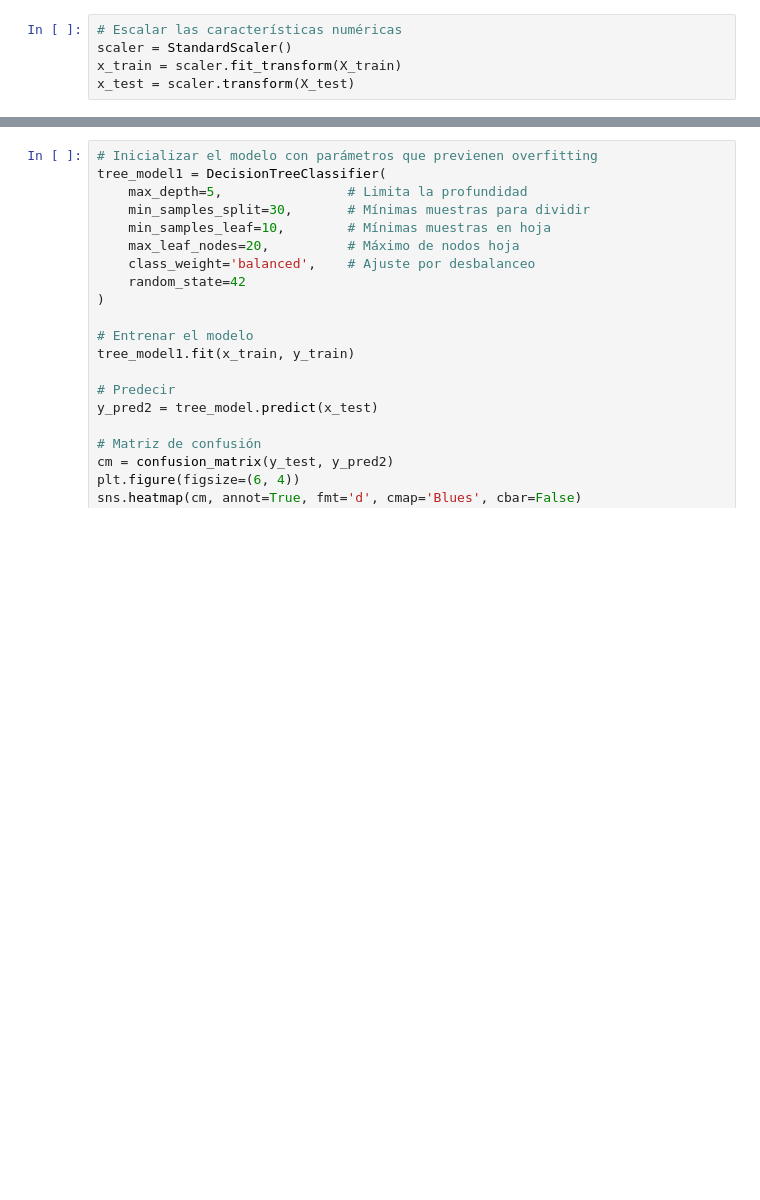
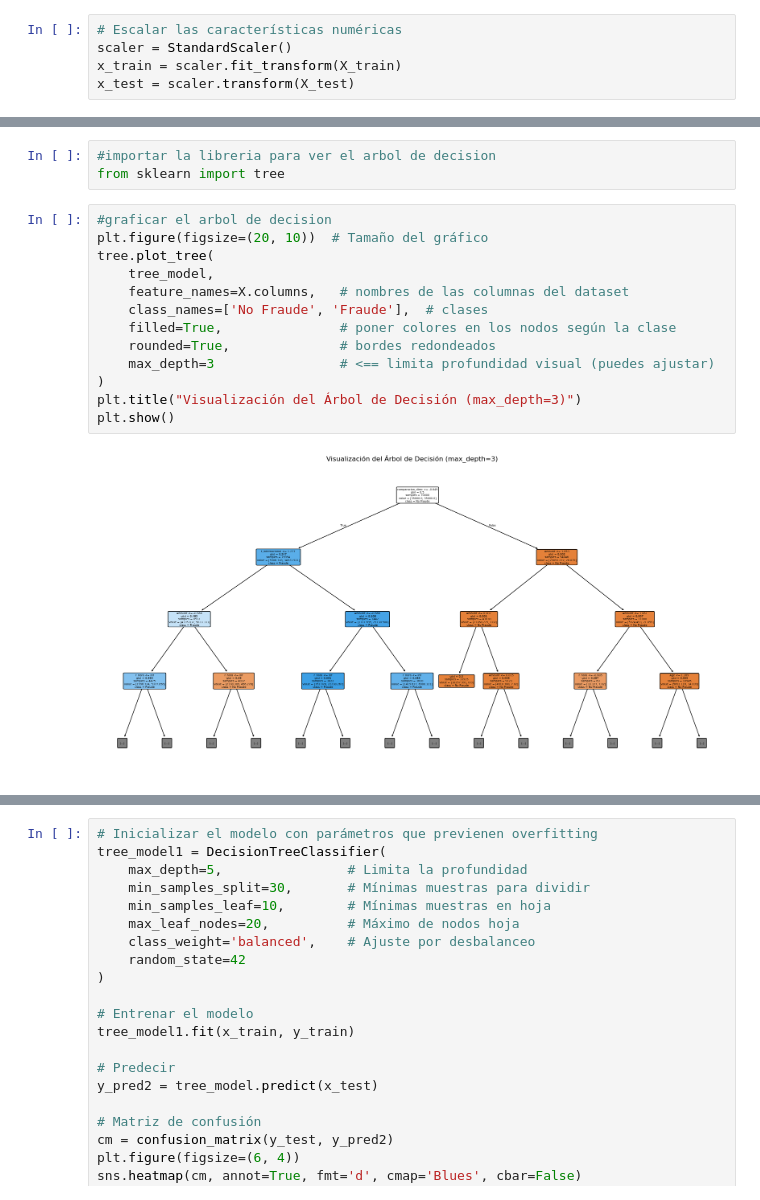
Before and after one commit to Piter3214/p_ia, a Jupyter notebook: Proyecto_ia.ipynb, the cells around one changed output, grey strips where cells are left out. Saved outputs shown, nothing was run; the diff lists cells and outputs as text; blank space fills up the shorter version.

```diff
--- a/Proyecto_ia.ipynb
+++ b/Proyecto_ia.ipynb
@@ -582,0 +542,18 @@ weighted avg       0.96      0.96      0.96     30000
+# %%
+#importar la libreria para ver el arbol de decision
+from sklearn import tree
+# %%
+#graficar el arbol de decision
+plt.figure(figsize=(20, 10))  # Tamaño del gráfico
+tree.plot_tree(
+    tree_model,
+    feature_names=X.columns,   # nombres de las columnas del dataset
+    class_names=['No Fraude', 'Fraude'],  # clases
+    filled=True,               # poner colores en los nodos según la clase
+    rounded=True,              # bordes redondeados
+    max_depth=3                # <== limita profundidad visual (puedes ajustar)
+)
+plt.title("Visualización del Árbol de Decisión (max_depth=3)")
+plt.show()
+# %% [output]
+[figure, added]
```
Also changed, not shown: parts of 5 cells of this notebook.
